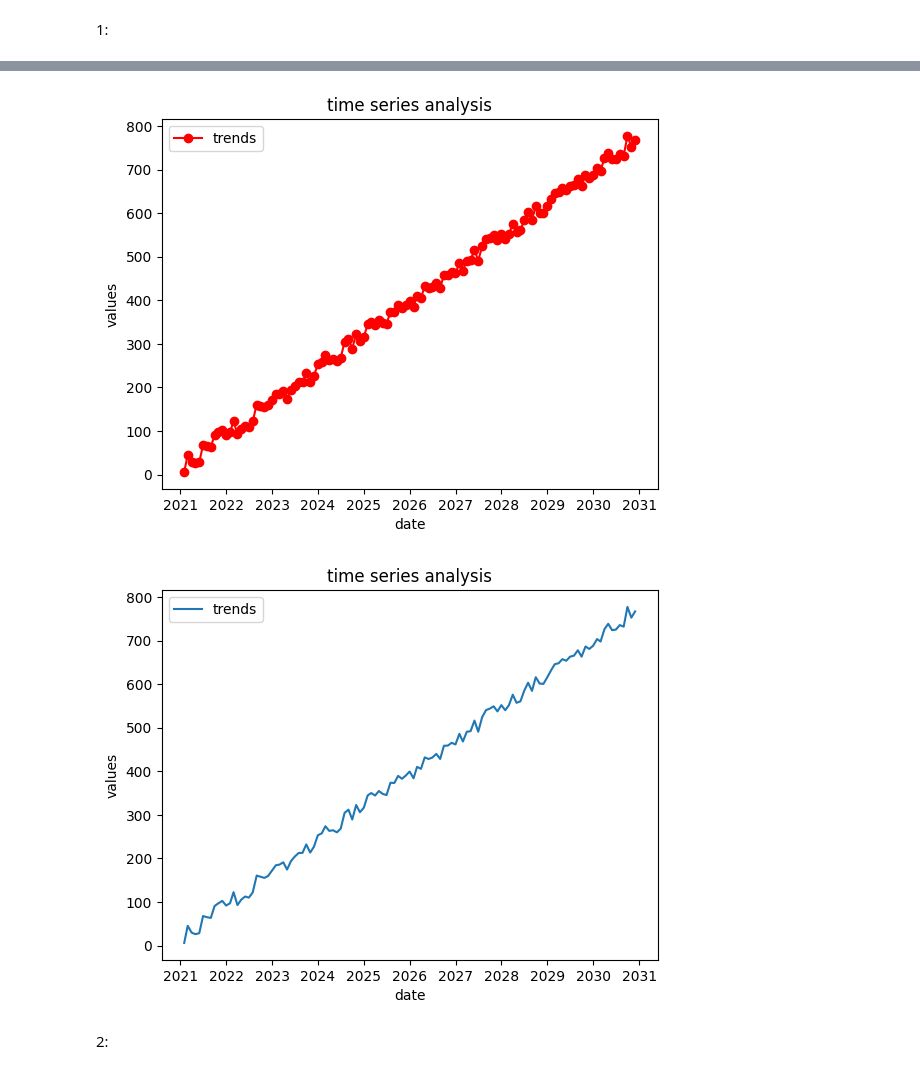
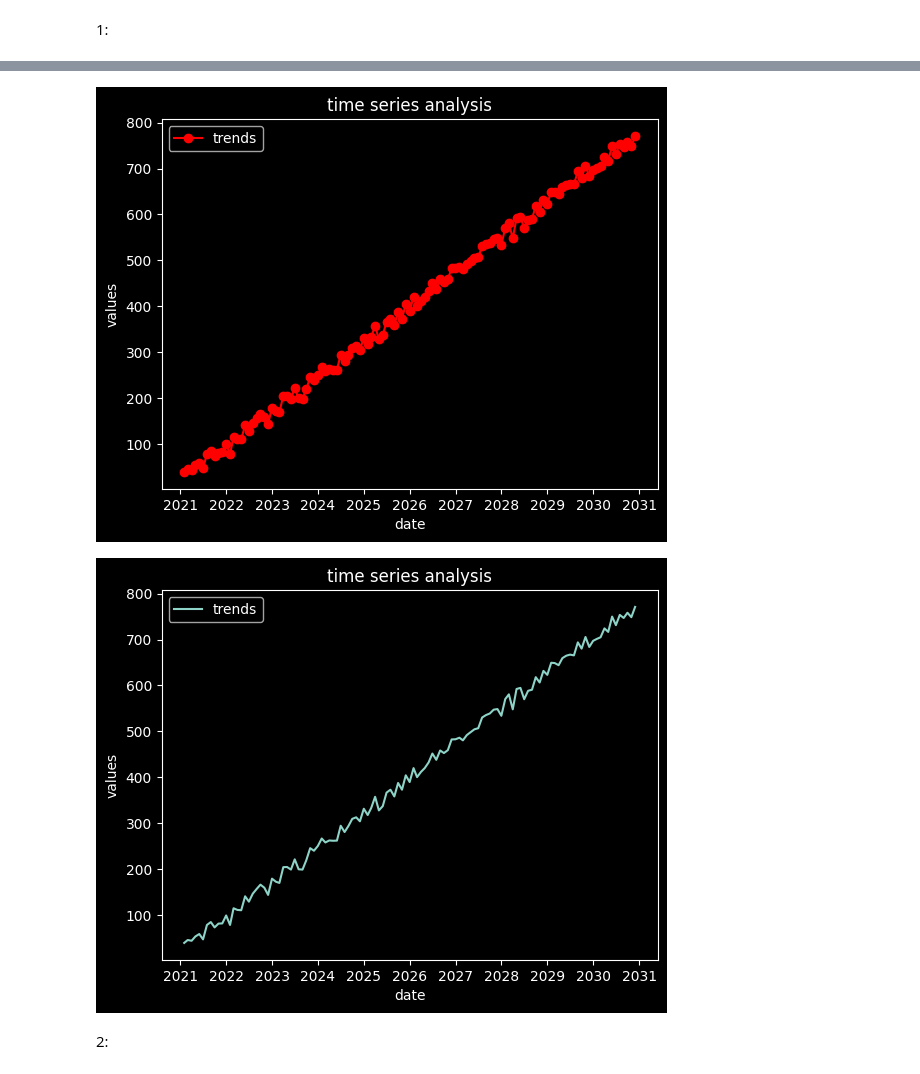
Before and after one commit to haroontrailblazer/EDA, a Jupyter notebook: Time series plots/opt.ipynb, the cells around one changed output, grey strips where cells are left out. Saved outputs shown, nothing was run; the diff lists cells and outputs as text; code cells hidden in the pictures.

```diff
--- a/Time series plots/opt.ipynb
+++ b/Time series plots/opt.ipynb
@@ -5,26 +5,31 @@ import pandas as pd
 import matplotlib.pyplot as pt
 import numpy as np
 import seaborn as sp
+
 #creating a date from 01-01-2021 to 30-12-2030
 #the data dosen't contains any noise you easily visualize an positive linear trend in it
 date=pd.date_range(start='01-01-21',end='30-12-30',freq='M')
+
 #creating a valus column with parallel to date range
 values=np.linspace(1,750,len(date))
 ip=values+np.random.random_integers(1,40,len(date))
 df=pd.DataFrame({'date':date,'values':ip})
+
 #creating seperate column for year,day,month
 df['year']=df['date'].dt.year
 df['day']=df['date'].dt.day
 df['month']=df['date'].dt.month
 print(df)
 df.info()
+
+pt.style.use('dark_background')
 pt.plot(df['date'],df['values'],linestyle='-',marker='o',color='red',label='trends')
 pt.title('time series analysis')
 pt.xlabel('date')
 pt.ylabel('values')
 pt.legend()
 pt.show()
-sp.set_style='whitegrid'
+
 sp.lineplot(x=df['date'],y=df['values'],label='trends')
 pt.title('time series analysis')
 pt.xlabel('date')
@@ -47,10 +52,10 @@ pt.show()
 ... (10 lines left out)
  3   day     119 non-null    int32
  4   month   119 non-null    int32
 dtypes: datetime64[ns](1), float64(1), int32(3)
 memory usage: 3.4 KB
-[figure, old version]
+[figure, new version]
-[figure, old version]
+[figure, new version]
 # %% [markdown]
 2:
 # %%
```
Also changed, not shown: parts of 7 cells of this notebook, 11 other files.
